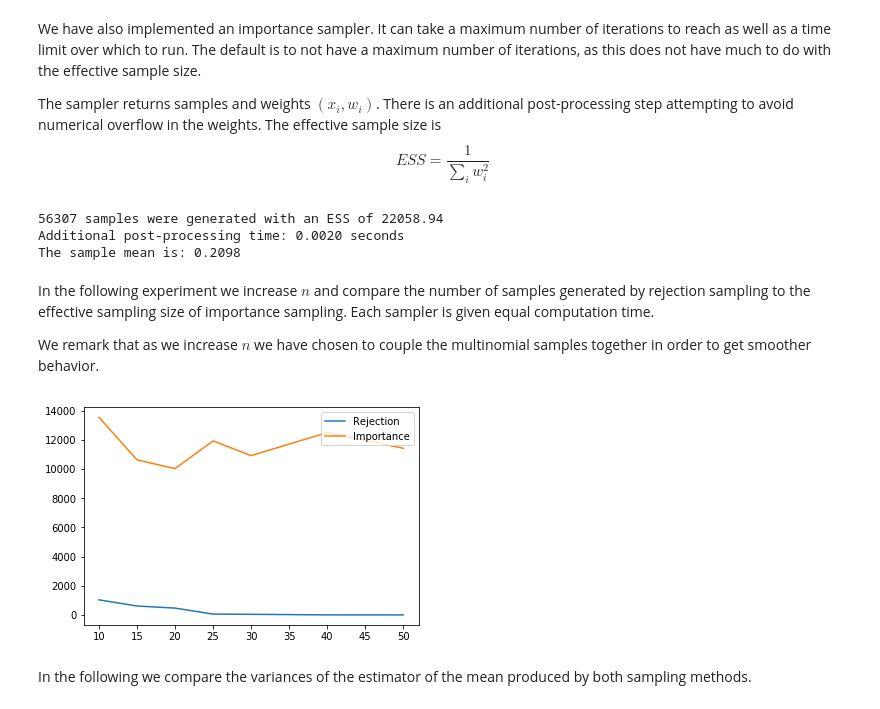
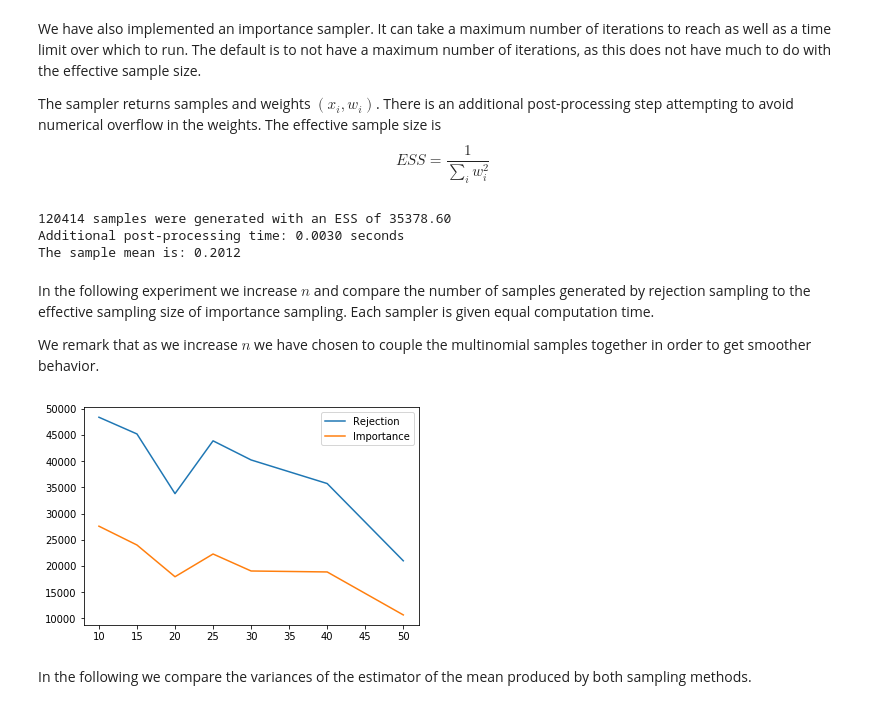
Before and after one commit to landon23/stat-course1, a Jupyter notebook: A2P2.ipynb, the cells around one changed output. Cells and saved outputs as stored; diff of their text form; code cells hidden in the pictures.

```diff
--- a/A2P2.ipynb
+++ b/A2P2.ipynb
@@ -56,12 +56,12 @@ ESS = \frac{1}{\sum_i w_i^2 }
 $$
 # %%
 imp.reload(sampling)
-[th,w] = sampling.imp_samples(Y,maxtime=5)
+[th,w] = sampling.imp_samples(Y,maxtime=30)
 print('The sample mean is:', "{0:.4f}".format(np.dot(th,w)))
 # %% [output]
-56307 samples were generated with an ESS of 22058.94
-Additional post-processing time: 0.0020 seconds
-The sample mean is: 0.2098
+120414 samples were generated with an ESS of 35378.60
+Additional post-processing time: 0.0030 seconds
+The sample mean is: 0.2012
 # %% [markdown]
 In the following experiment we increase $n$ and compare the number of samples generated by rejection sampling to the effective sampling size of importance sampling.  Each sampler is given equal computation time.
 
@@ -69,25 +69,25 @@ We remark that as we increase $n$ we have chosen to couple the multinomial sampl
 # %%
 imp.reload(sampling)
 nvals = [10, 15, 20, 25, 30, 40, 50]
-comptime = 3
+comptime = 8
 nrej = np.array([])
 nimp = np.array([])
 for i in range(0,len(nvals)):
     if i == 0:
         YY = np.random.multinomial(nvals[i], prob)
     else:
         YY = YY + np.random.multinomial(nvals[i]-nvals[i-1], prob)
     nrej = np.append(nrej,sampling.rej_samples(YY,maxtime=comptime, verbose = False).size)
     [th,w]= sampling.imp_samples(YY, maxtime=comptime, verbose = False)
     nimp=np.append(nimp, np.power(np.linalg.norm(w), -2))
 
 plt.plot(nvals,nrej)
 plt.plot(nvals,nimp)
 plt.legend(['Rejection', 'Importance' ], loc='upper right')
 
 plt.show()
 # %% [output]
-[figure, old version]
+[figure, new version]
 # %% [markdown]
 In the following we compare the variances of the estimator of the mean produced by both sampling methods.
 # %%
```
Also changed, not shown: parts of 4 cells of this notebook, 1 other file.
